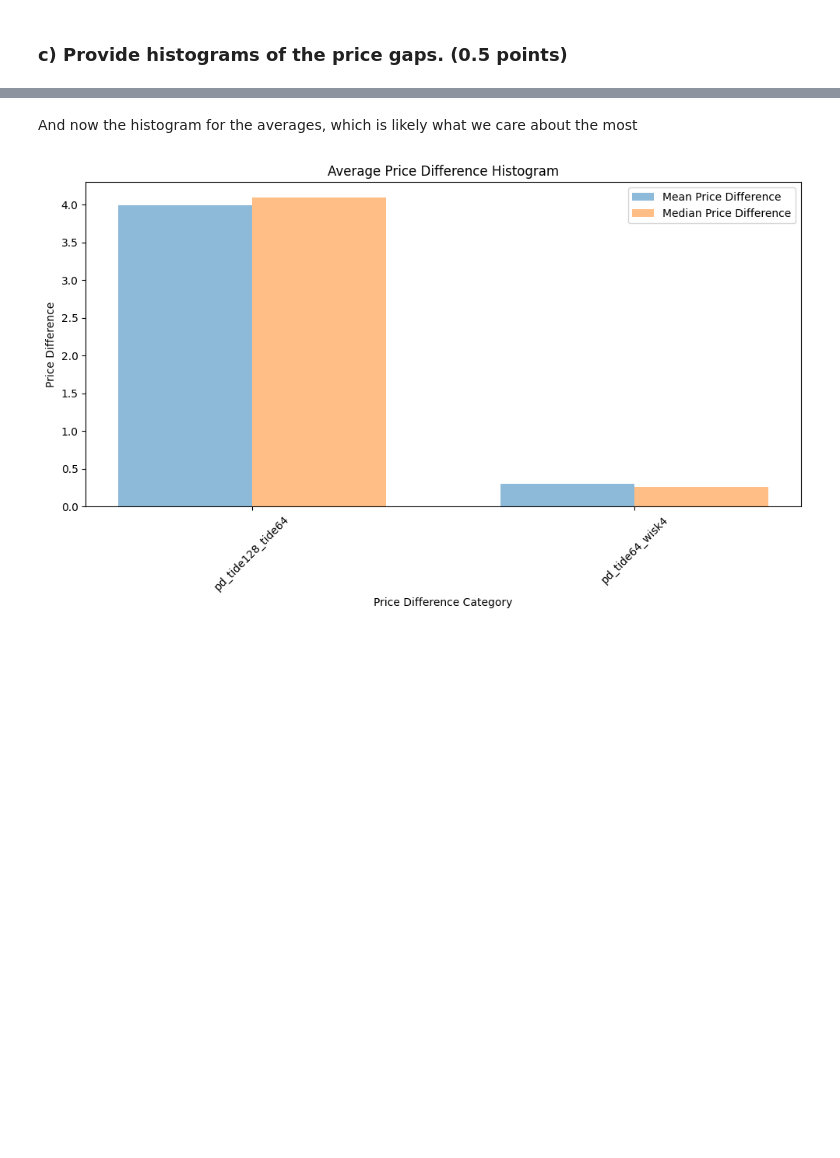
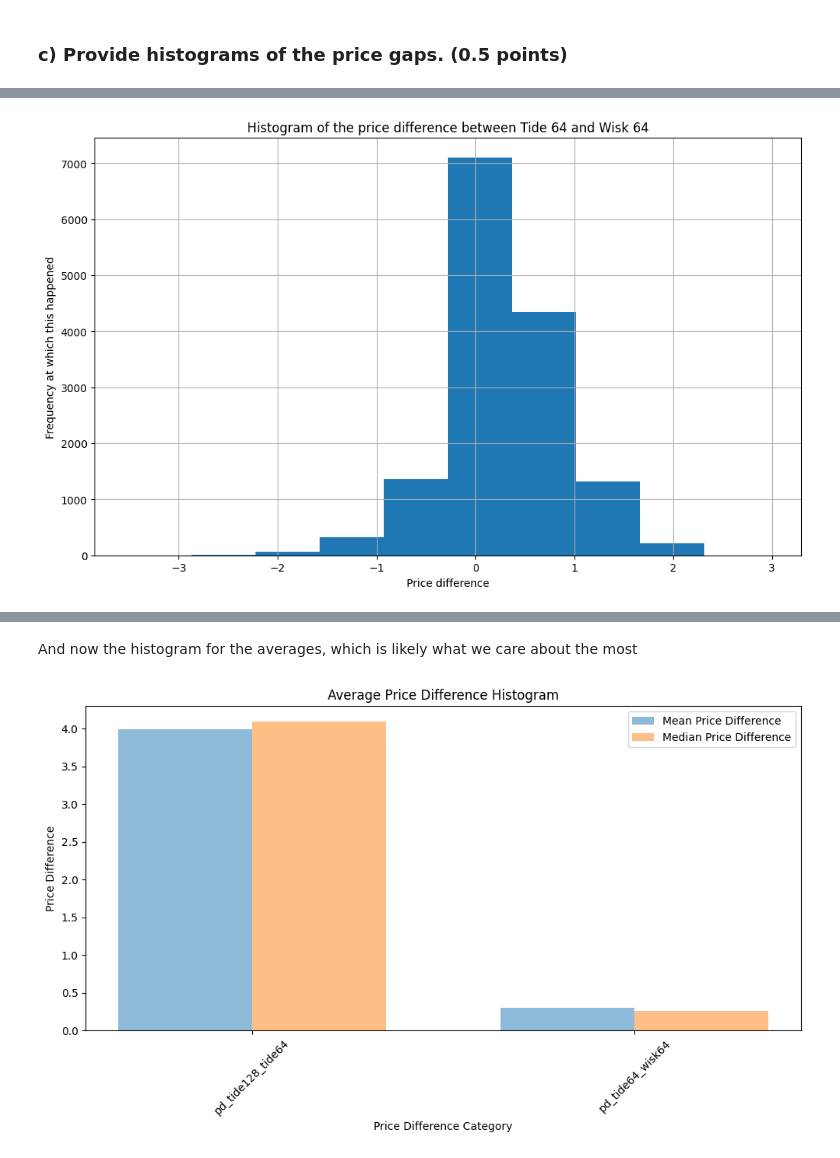
Before and after one commit to Ulyssem23/Marketing_HW_3, a Jupyter notebook: Marketing Analytics Assignment 3 - Ulysse Macé.ipynb, the cells around one changed output, grey strips where cells are left out. Drawn from its saved outputs; the diff is of its cells as text; code cells hidden in the pictures; blank space fills up the shorter version.

```diff
--- a/Marketing Analytics Assignment 3 - Ulysse Macé.ipynb
+++ b/Marketing Analytics Assignment 3 - Ulysse Macé.ipynb
@@ -188,3 +198,13 @@ pd_summary_table
+# %%
+plt.figure(figsize=(10, 6))
+df["pd_tide64_wisk64"].hist()
+plt.tight_layout()
+plt.title("Histogram of the price difference between Tide 64 and Wisk 64")
+plt.ylabel("Frequency at which this happened")
+plt.xlabel("Price difference")
+plt.show()
+# %% [output]
+[figure, added]
 # %%
 def plot_histograms(df=None, average_df=None, average_histo="no", all_weeks="yes",
                     week_nb=0, group_by_week="no", group_by_store="no", all_stores="yes", store_nb=0,
```
Also changed, not shown: parts of 5 cells of this notebook.
